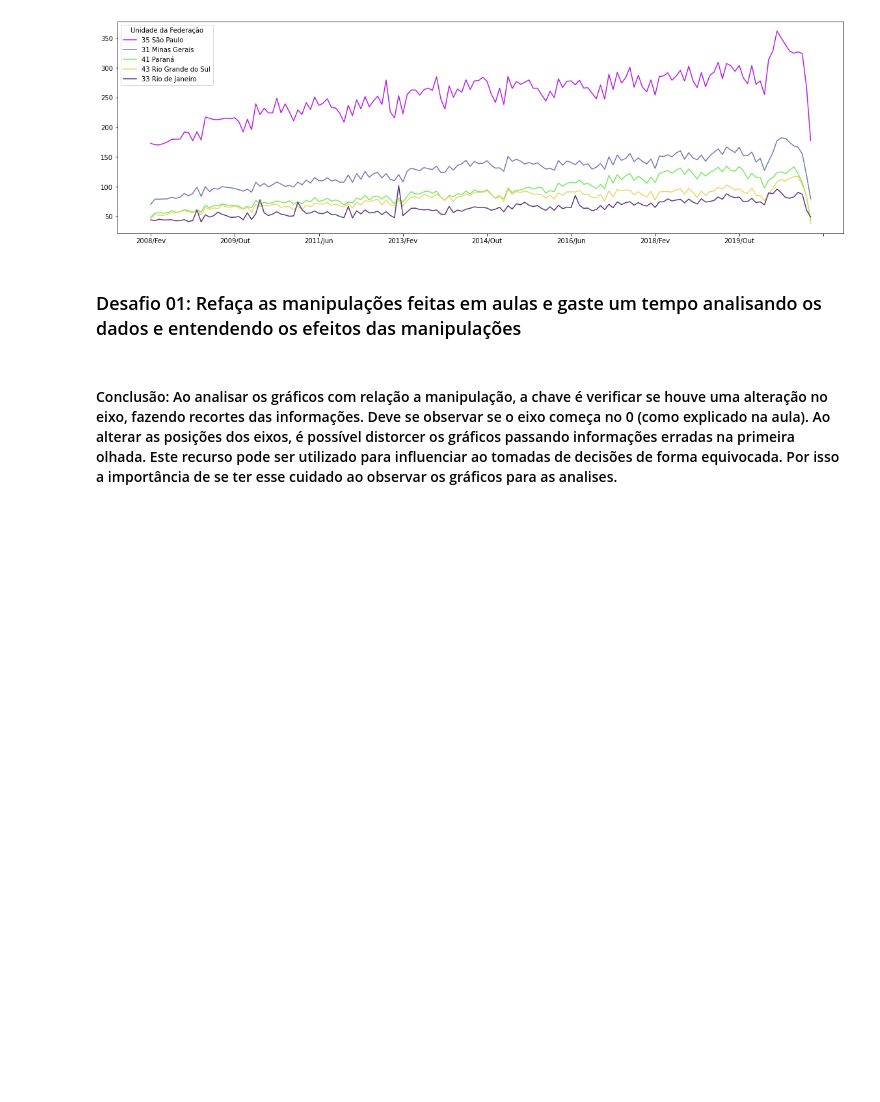
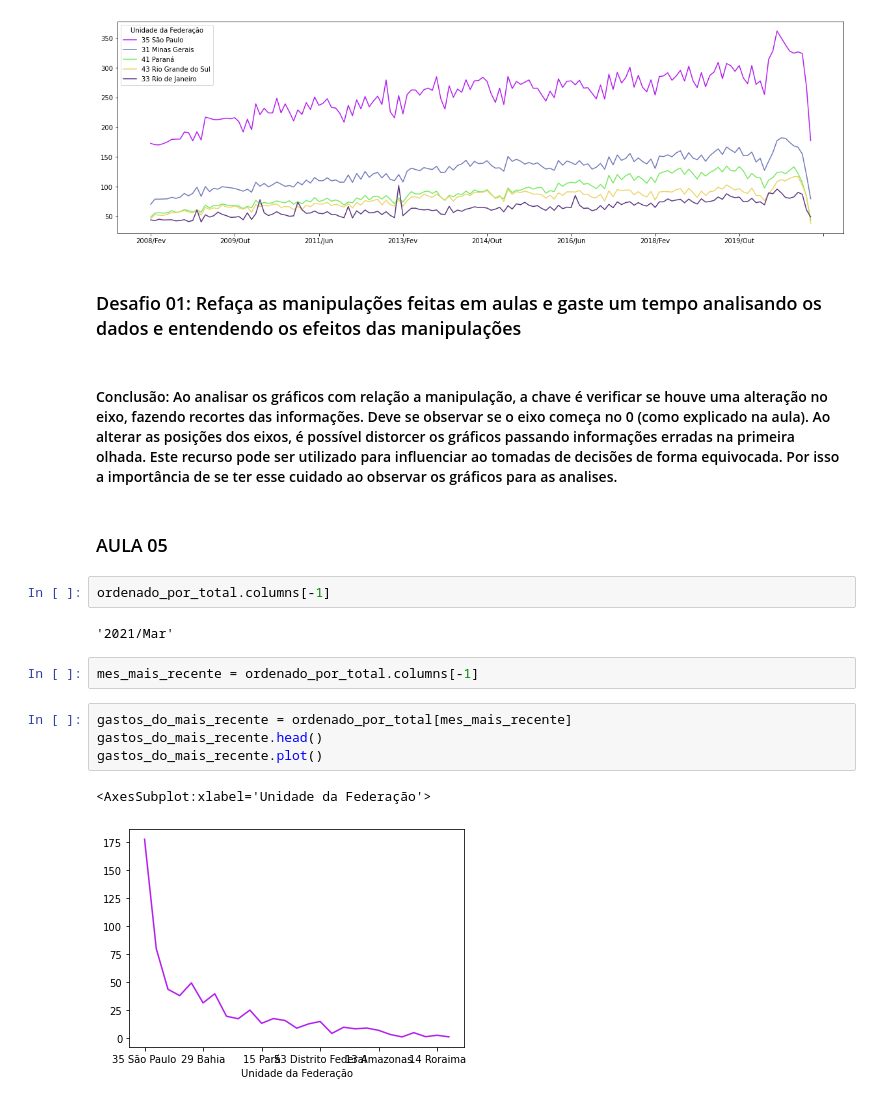
Before and after one commit to diogoslz/Bootcamp-Datascience_old, a Jupyter notebook: Bootcamp Datascience.ipynb, the cells around one changed output. Saved outputs shown, nothing was run; the diff lists cells and outputs as text; blank space fills up the shorter version.

```diff
--- a/Bootcamp Datascience.ipynb
+++ b/Bootcamp Datascience.ipynb
@@ -735,3 +725,18 @@ ordenado_por_total.head(5).T.plot(figsize=(20,6))
 ### Desafio 01: Refaça as manipulações feitas em aulas e gaste um tempo analisando os dados e entendendo os efeitos das manipulações
 # %% [markdown]
 #### Conclusão: Ao analisar os gráficos com relação a manipulação, a chave é verificar se houve uma alteração no eixo, fazendo recortes das informações. Deve se observar se o eixo começa no 0 (como explicado na aula). Ao alterar as posições dos eixos, é possível distorcer os gráficos passando informações erradas na primeira olhada. Este recurso pode ser utilizado para influenciar ao tomadas de decisões de forma equivocada. Por isso a importância de se ter esse cuidado ao observar os gráficos para as analises.
+# %% [markdown]
+### AULA 05
+# %%
+ordenado_por_total.columns[-1]
+# %% [output]
+'2021/Mar'
+# %%
+mes_mais_recente = ordenado_por_total.columns[-1]
+# %%
+gastos_do_mais_recente = ordenado_por_total[mes_mais_recente]
+gastos_do_mais_recente.head()
+gastos_do_mais_recente.plot()
+# %% [output]
+<AxesSubplot:xlabel='Unidade da Federação'>
+[figure, added]
```
Also changed, not shown: parts of 29 cells of this notebook.
